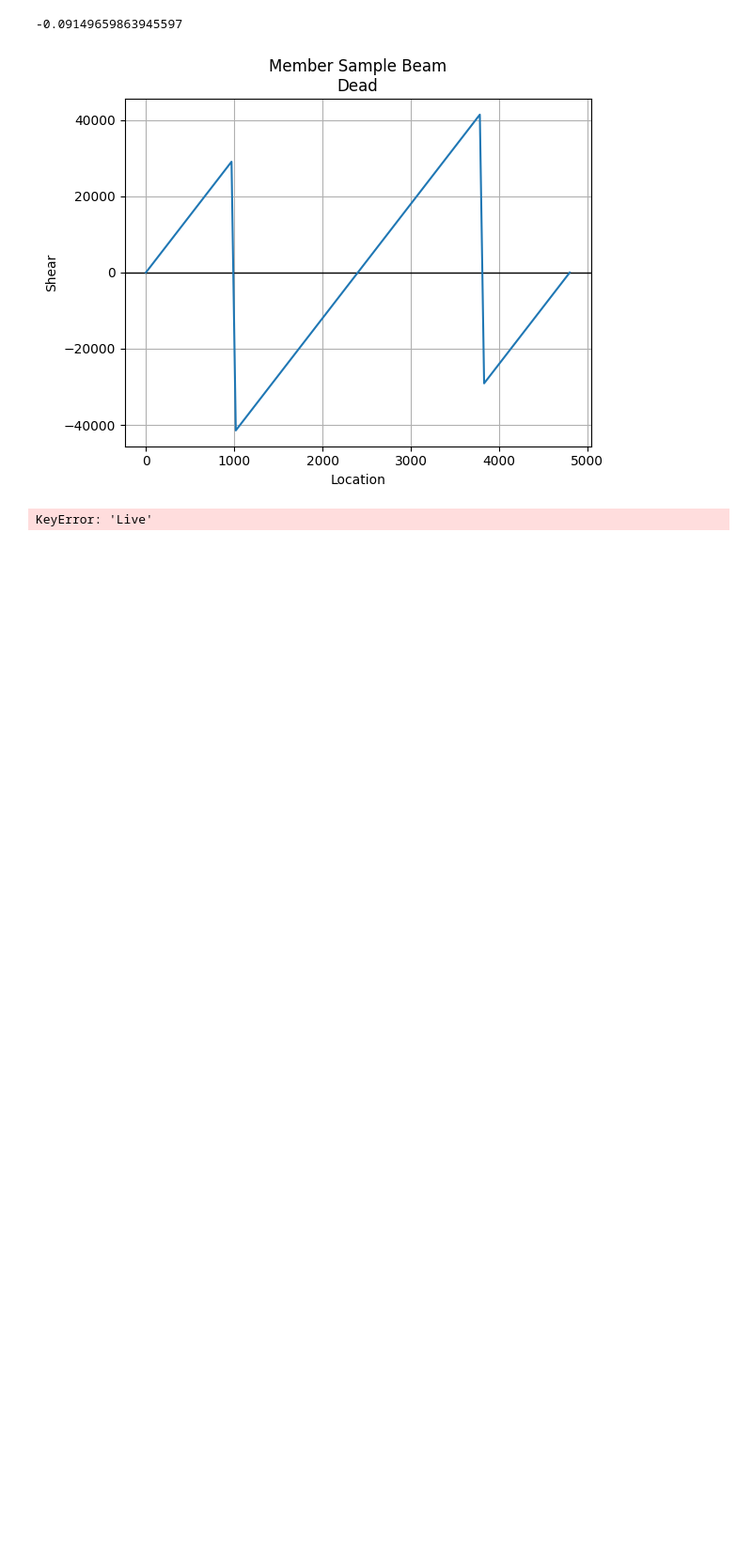
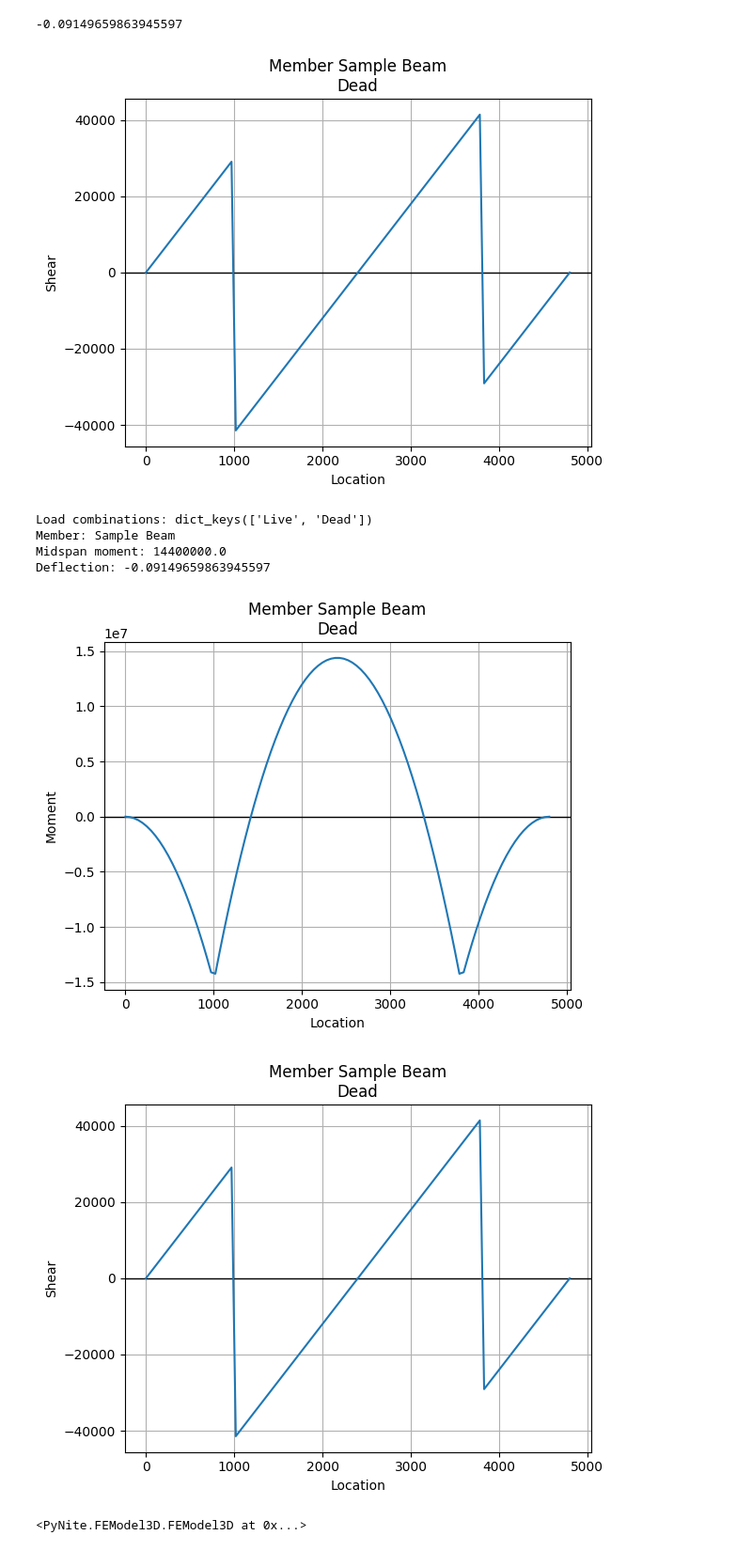
Before and after one commit to anneapen/fea_models, a Jupyter notebook: beam_analysis.ipynb, the cells around one changed output. Shown at 94% size. Cells and saved outputs as stored; diff of their text form; code cells hidden in the pictures; blank space fills up the shorter version.

```diff
--- a/beam_analysis.ipynb
+++ b/beam_analysis.ipynb
@@ -342,18 +354,51 @@ model.Members[data['Name']].plot_shear(Direction="Fy",combo_name='Dead',n_points
 [figure]
 # %%
 
-def beam_results(filename:str,combo_name:str):
+def beam_results(filename:str):
     """
     """
     sample=read_beam_file(filename)
     data=get_structured_beam_data(sample)
     model=build_beam (data)
-    model.Members[data['Name']].plot_moment(Direction="Mz",combo_name=combo_name,n_points=100)
-    model.Members[data['Name']].plot_shear(Direction="Fy",combo_name=combo_name,n_points=100)
-    m1_member = model.Members[data['Name']]
-    delta=m1_member.min_deflection(Direction="dy",combo_name=combo_name)
-    print(delta)
+    model.analyze()
+
+    print("Load combinations:", model.LoadCombos.keys())
+    print("Member:", data["Name"])
+
+    member = model.Members[data["Name"]]
+
+    print("Midspan moment:",
+          member.moment(
+              "Mz",
+              data["L"]/2,
+              "Dead"
+          ))
+    print("Deflection:",
+          member.min_deflection(
+              "dy",
+              "Dead"
+          ))
+
+    member.plot_moment(
+        Direction="Mz",
+        combo_name="Dead",
+        n_points=100
+    )
+
+    member.plot_shear(
+        Direction="Fy",
+        combo_name="Dead",
+        n_points=100
+    )
+
+    return model
 # %%
-beam_results('sample beam.txt','Live')
+beam_results('sample beam.txt')
 # %% [output]
-KeyError: 'Live'
+Load combinations: dict_keys(['Live', 'Dead'])
+Member: Sample Beam
+Midspan moment: 14400000.0
+Deflection: -0.09149659863945597
+[figure, added]
+[figure, added]
+<PyNite.FEModel3D.FEModel3D at 0x...>
```
Also changed, not shown: parts of 3 cells of this notebook.
